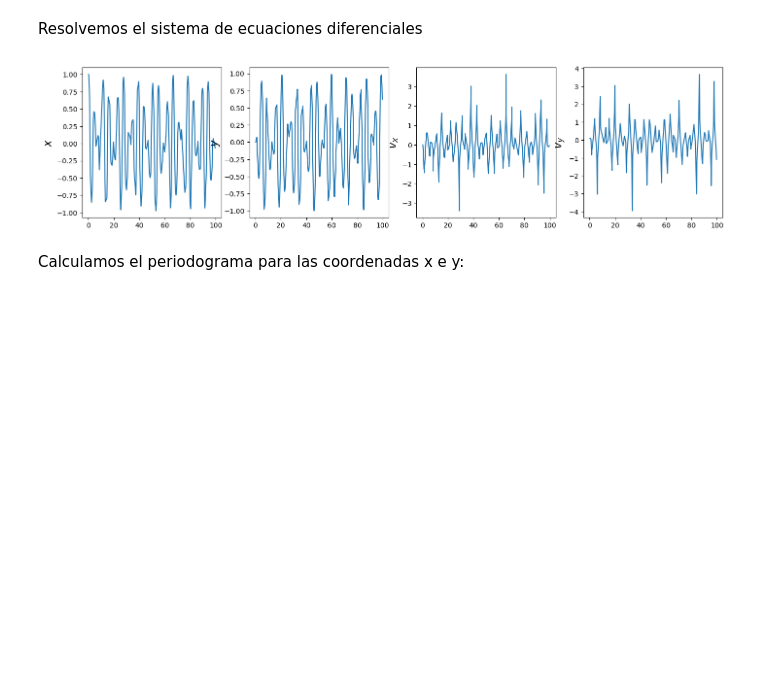
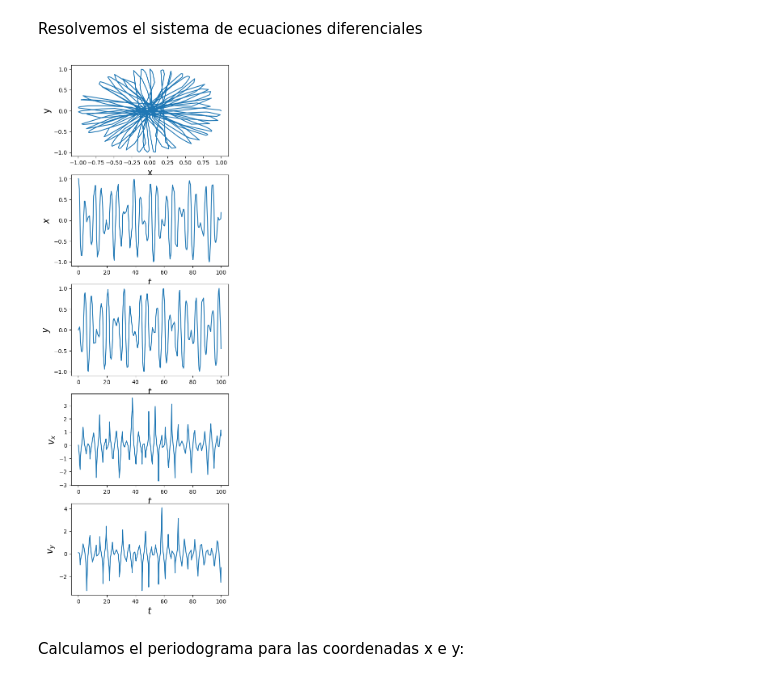
Before and after one commit to tobiheyday/Tesis, a Jupyter notebook: Tesis.ipynb, the cells around one changed output. Saved outputs shown, nothing was run; the diff lists cells and outputs as text; code cells hidden in the pictures; blank space fills up the shorter version.

```diff
--- a/Tesis.ipynb
+++ b/Tesis.ipynb
@@ -430,7 +440,7 @@ f_end = 5. #limite superior del intervalo
 
 model = periodic.LombScargleFast(fit_period=True)
 model.optimizer.set(period_range=(f_in,f_end), first_pass_coverage=10)
-model.fit(t, x)
+model.fit(t, x_2)
 period = model.best_period
 nu = 2 * np.pi / period
 print('La frecuencia encontrada es:',nu)
@@ -498,7 +508,7 @@ f_end = 5. #limite superior del intervalo
 
 model = periodic.LombScargleFast(fit_period=True)
 model.optimizer.set(period_range=(f_in,f_end), first_pass_coverage=10)
-model.fit(t, y)
+model.fit(t, y_2)
 period = model.best_period
 nu = 2 * np.pi / period
 print('La frecuencia encontrada es:',nu)
@@ -557,26 +567,35 @@ b, a = 0.1, 1
 xyv_xv_y0 = [1.0, 0., 0., 0.1]
 
 # Resolvemos las ecuaciones
-xyv_xv_y = integrate.odeint(f, xyv_xv_y0, t, args=(b,a))
+xyv_xv_y3 = integrate.odeint(f, xyv_xv_y0, t, args=(b,a))
+# %%
+x_3 = xyv_xv_y3[:,0]
+y_3 = xyv_xv_y3[:,1]
+v_x_3 = xyv_xv_y3[:,2]
+v_y_3= xyv_xv_y3[:,3]
 # %%
 # Graficamos las soluciones
 
-fig, (ax1,ax2,ax3,ax4) = plt.subplots(1, 4, figsize=(17, 4))
+fig, (ax1,ax2,ax3,ax4,ax5) = plt.subplots(5, 1, figsize=(5,17))
 
-#for ax, xyv_xv_y, c in [(ax1, xyv_xv_y1, 'r'), (ax2, xyv_xv_y2 , 'b'), (ax3, xyv_xv_y3, 'g'), (ax4, xyv_xv_y4, 'h') ]:
+ax1.plot(x_3,y_3)
+ax2.plot(t, x_3)
+ax3.plot(t, y_3)
+ax4.plot(t, v_x_3)
+ax5.plot(t, v_y_3)
 
-ax1.plot(t, xyv_xv_y[:,0])
-ax2.plot(t, xyv_xv_y[:,1])
-ax3.plot(t, xyv_xv_y[:,2])
-ax4.plot(t, xyv_xv_y[:,3])
-
-ax.set_xlabel('$t$', fontsize=16)
-ax1.set_ylabel('$x$', fontsize=16)
-ax2.set_ylabel('$y$', fontsize=16)
-ax3.set_ylabel('$v_x$', fontsize=16)
-ax4.set_ylabel('$v_y$', fontsize=16);
+ax1.set_ylabel('y', fontsize=16)
+ax1.set_xlabel('x', fontsize=16)
+ax2.set_xlabel('$t$', fontsize=16)
+ax3.set_xlabel('$t$', fontsize=16)
+ax4.set_xlabel('$t$', fontsize=16)
+ax5.set_xlabel('$t$', fontsize=16)
+ax2.set_ylabel('$x$', fontsize=16)
+ax3.set_ylabel('$y$', fontsize=16)
+ax4.set_ylabel('$v_x$', fontsize=16)
+ax5.set_ylabel('$v_y$', fontsize=16);
 # %% [output]
-[figure, old version]
+[figure, new version]
 # %% [markdown]
 Calculamos el periodograma para las coordenadas x e y:
 # %% [markdown]
```
Also changed, not shown: parts of 51 cells of this notebook.
